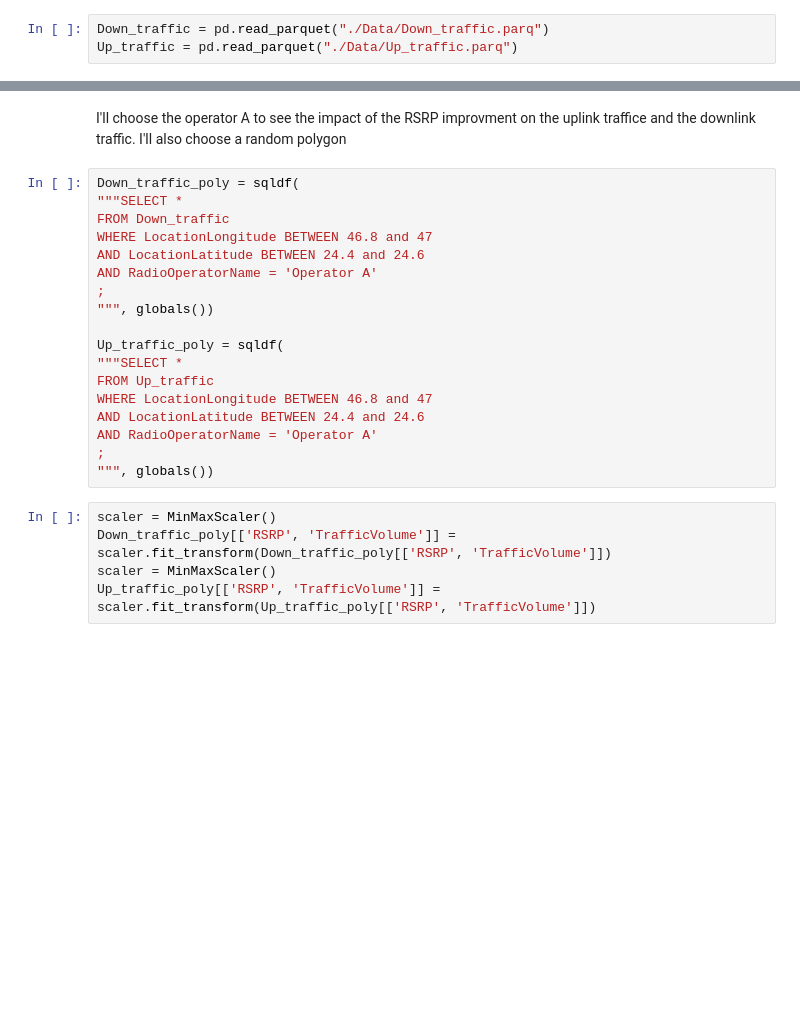
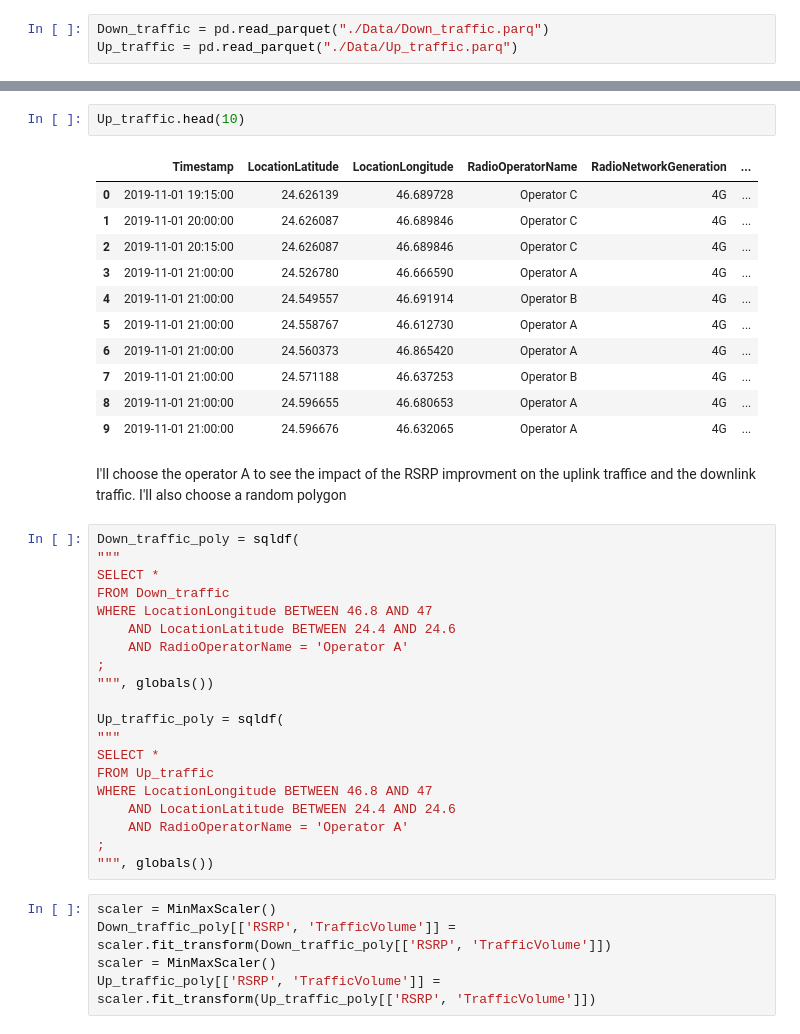
Before and after one commit to medhatfawzy/AI-Telecom, a Jupyter notebook: 4.Machine_Learning.ipynb, the cells around one changed output, grey strips where cells are left out. Drawn from its saved outputs; the diff is of its cells as text; blank space fills up the shorter version.

```diff
--- a/4.Machine_Learning.ipynb
+++ b/4.Machine_Learning.ipynb
@@ -59,21 +73,37 @@ memory usage: 461.6 KB
+# %%
+Up_traffic.head(10)
+# %% [output]
+|  | Timestamp | LocationLatitude | LocationLongitude | RadioOperatorName | RadioNetworkGeneration | ... |
+| 0 | 2019-11-01 19:15:00 | 24.626139 | 46.689728 | Operator C | 4G | ... |
+| 1 | 2019-11-01 20:00:00 | 24.626087 | 46.689846 | Operator C | 4G | ... |
+| 2 | 2019-11-01 20:15:00 | 24.626087 | 46.689846 | Operator C | 4G | ... |
+| 3 | 2019-11-01 21:00:00 | 24.526780 | 46.666590 | Operator A | 4G | ... |
+| 4 | 2019-11-01 21:00:00 | 24.549557 | 46.691914 | Operator B | 4G | ... |
+| 5 | 2019-11-01 21:00:00 | 24.558767 | 46.612730 | Operator A | 4G | ... |
+| 6 | 2019-11-01 21:00:00 | 24.560373 | 46.865420 | Operator A | 4G | ... |
+| 7 | 2019-11-01 21:00:00 | 24.571188 | 46.637253 | Operator B | 4G | ... |
+| 8 | 2019-11-01 21:00:00 | 24.596655 | 46.680653 | Operator A | 4G | ... |
+| 9 | 2019-11-01 21:00:00 | 24.596676 | 46.632065 | Operator A | 4G | ... |
 # %% [markdown]
 I'll choose the operator A to see the impact of the RSRP improvment on the uplink traffice and the downlink traffic. I'll also choose a random polygon
 # %%
 Down_traffic_poly = sqldf(
-"""SELECT *
+"""
+SELECT *
 FROM Down_traffic
-WHERE LocationLongitude BETWEEN 46.8 and 47
-AND LocationLatitude BETWEEN 24.4 and 24.6
-AND RadioOperatorName = 'Operator A'
+WHERE LocationLongitude BETWEEN 46.8 AND 47
+    AND LocationLatitude BETWEEN 24.4 AND 24.6
+    AND RadioOperatorName = 'Operator A'
 ;
 """, globals())
 
 Up_traffic_poly = sqldf(
-"""SELECT *
+"""
+SELECT *
 FROM Up_traffic
-WHERE LocationLongitude BETWEEN 46.8 and 47
-AND LocationLatitude BETWEEN 24.4 and 24.6
-AND RadioOperatorName = 'Operator A'
+WHERE LocationLongitude BETWEEN 46.8 AND 47
+    AND LocationLatitude BETWEEN 24.4 AND 24.6
+    AND RadioOperatorName = 'Operator A'
 ;
 """, globals())
 # %%
```
Also changed, not shown: parts of 8 cells of this notebook.
